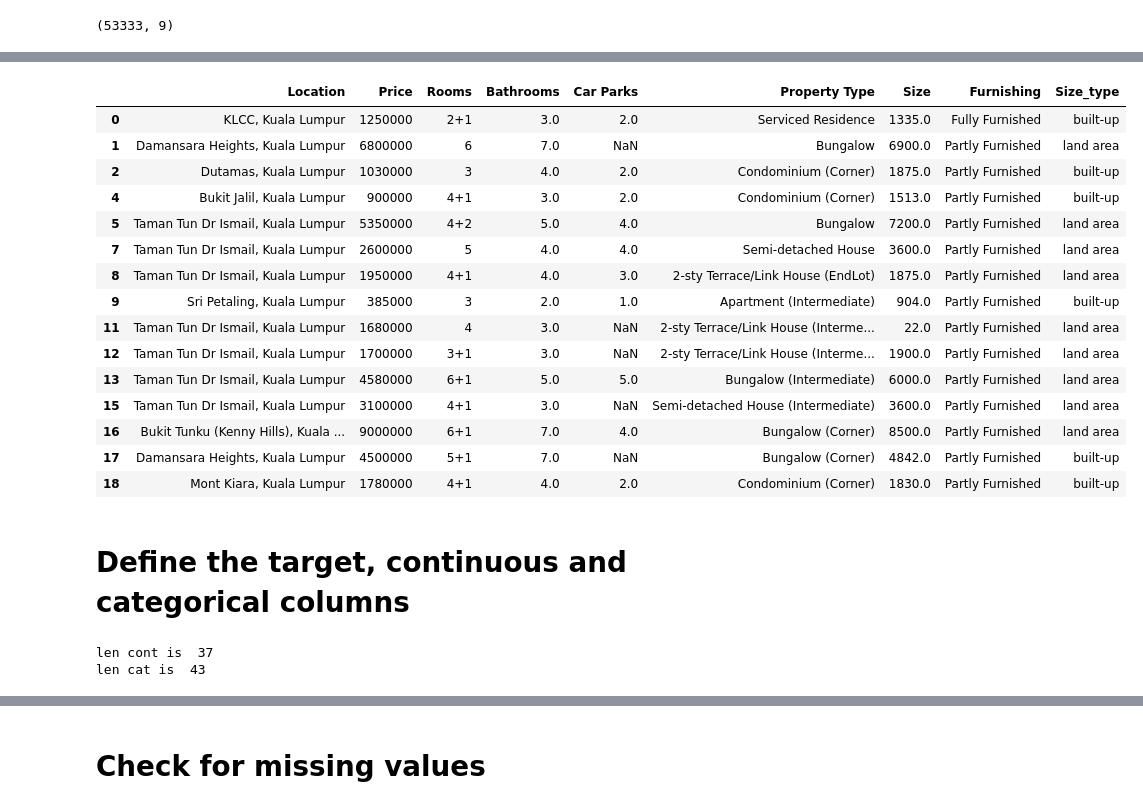
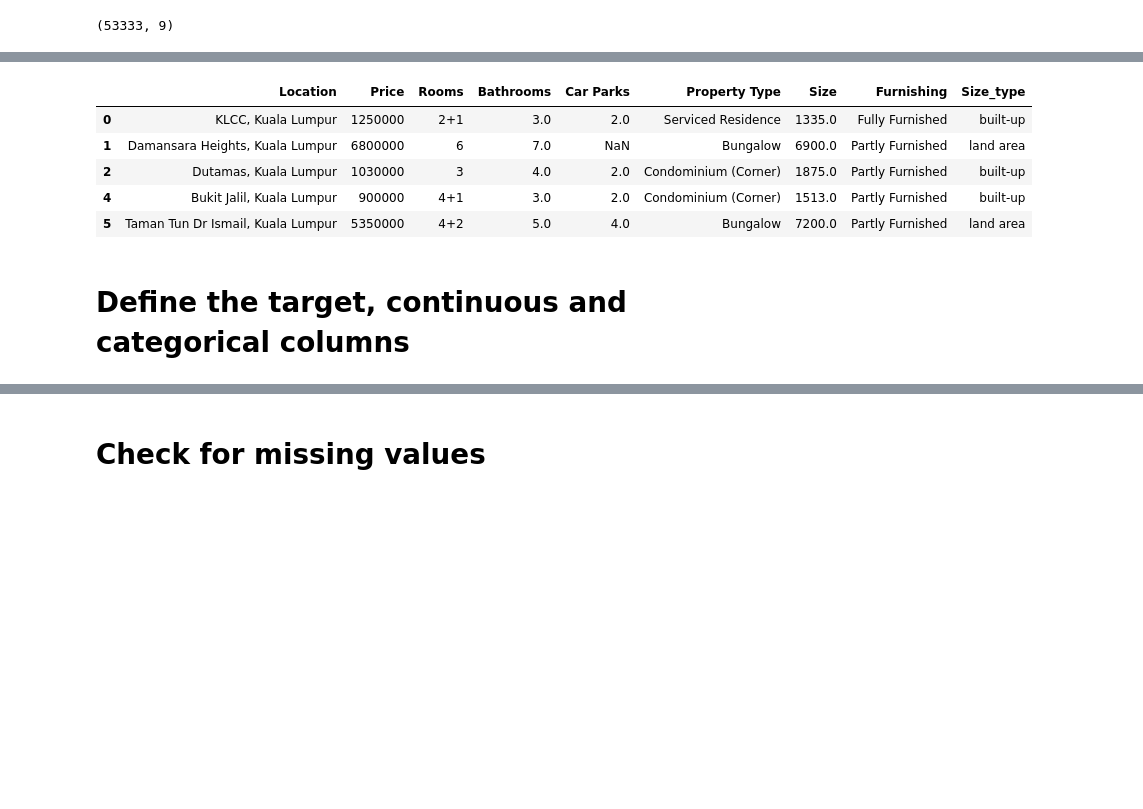
Before and after one commit to PacktPublishing/Deep-Learning-with-fastai-Cookbook, a Jupyter notebook: ch3/training_model_standalone_tabular_dataset.ipynb, the cells around one changed output, grey strips where cells are left out. Drawn from its saved outputs; the diff is of its cells as text; code cells hidden in the pictures; blank space fills up the shorter version.

```diff
--- a/ch3/training_model_standalone_tabular_dataset.ipynb
+++ b/ch3/training_model_standalone_tabular_dataset.ipynb
@@ -191,26 +143,13 @@ df_train.head(15)
 # %%
-# convert Size to numeric
-# df_train['Size'] = pd.to_numeric(df_train['Size'])
-# apply arithmetic
-# df_train['Size'] = df_train['Size'].apply(lambda x: eval(str(x)))
-df_train['Size'] = df_train['Size'].apply(lambda x: apply_eval(x))
-df_train.head(15)
+# apply eval() to the Size column to convert "24 x 12" values to numeric values
+df_train['Size'] = df_train['Size'].apply(lambda x: eval(str(x)))
+df_train.head()
 # %% [output]
 |  | Location | Price | Rooms | Bathrooms | Car Parks | Property Type | Size | Furnishing | Size_type |
 | 0 | KLCC, Kuala Lumpur | 1250000 | 2+1 | 3.0 | 2.0 | Serviced Residence | 1335.0 | Fully Furnished | built-up |
 | 1 | Damansara Heights, Kuala Lumpur | 6800000 | 6 | 7.0 | NaN | Bungalow | 6900.0 | Partly Furnished | land area |
 | 2 | Dutamas, Kuala Lumpur | 1030000 | 3 | 4.0 | 2.0 | Condominium (Corner) | 1875.0 | Partly Furnished | built-up |
 | 4 | Bukit Jalil, Kuala Lumpur | 900000 | 4+1 | 3.0 | 2.0 | Condominium (Corner) | 1513.0 | Partly Furnished | built-up |
 | 5 | Taman Tun Dr Ismail, Kuala Lumpur | 5350000 | 4+2 | 5.0 | 4.0 | Bungalow | 7200.0 | Partly Furnished | land area |
-| 7 | Taman Tun Dr Ismail, Kuala Lumpur | 2600000 | 5 | 4.0 | 4.0 | Semi-detached House | 3600.0 | Partly Furnished | land area |
-| 8 | Taman Tun Dr Ismail, Kuala Lumpur | 1950000 | 4+1 | 4.0 | 3.0 | 2-sty Terrace/Link House (EndLot) | 1875.0 | Partly Furnished | land area |
-| 9 | Sri Petaling, Kuala Lumpur | 385000 | 3 | 2.0 | 1.0 | Apartment (Intermediate) | 904.0 | Partly Furnished | built-up |
-| 11 | Taman Tun Dr Ismail, Kuala Lumpur | 1680000 | 4 | 3.0 | NaN | 2-sty Terrace/Link House (Interme... | 22.0 | Partly Furnished | land area |
-| 12 | Taman Tun Dr Ismail, Kuala Lumpur | 1700000 | 3+1 | 3.0 | NaN | 2-sty Terrace/Link House (Interme... | 1900.0 | Partly Furnished | land area |
-| 13 | Taman Tun Dr Ismail, Kuala Lumpur | 4580000 | 6+1 | 5.0 | 5.0 | Bungalow (Intermediate) | 6000.0 | Partly Furnished | land area |
-| 15 | Taman Tun Dr Ismail, Kuala Lumpur | 3100000 | 4+1 | 3.0 | NaN | Semi-detached House (Intermediate) | 3600.0 | Partly Furnished | land area |
-| 16 | Bukit Tunku (Kenny Hills), Kuala ... | 9000000 | 6+1 | 7.0 | 4.0 | Bungalow (Corner) | 8500.0 | Partly Furnished | land area |
-| 17 | Damansara Heights, Kuala Lumpur | 4500000 | 5+1 | 7.0 | NaN | Bungalow (Corner) | 4842.0 | Partly Furnished | built-up |
-| 18 | Mont Kiara, Kuala Lumpur | 1780000 | 4+1 | 4.0 | 2.0 | Condominium (Corner) | 1830.0 | Partly Furnished | built-up |
 # %% [markdown]
 # Define the target, continuous and categorical columns
@@ -221,6 +155,0 @@ cont_select = ['LotFrontage','LotArea','OverallCond','YearBuilt','GrLivArea','Fu
-# %%
-print("len cont is ",len(cont))
-print("len cat is ",len(cat))
-# %% [output]
-len cont is  37
-len cat is  43
```
Also changed, not shown: parts of 43 cells of this notebook.
